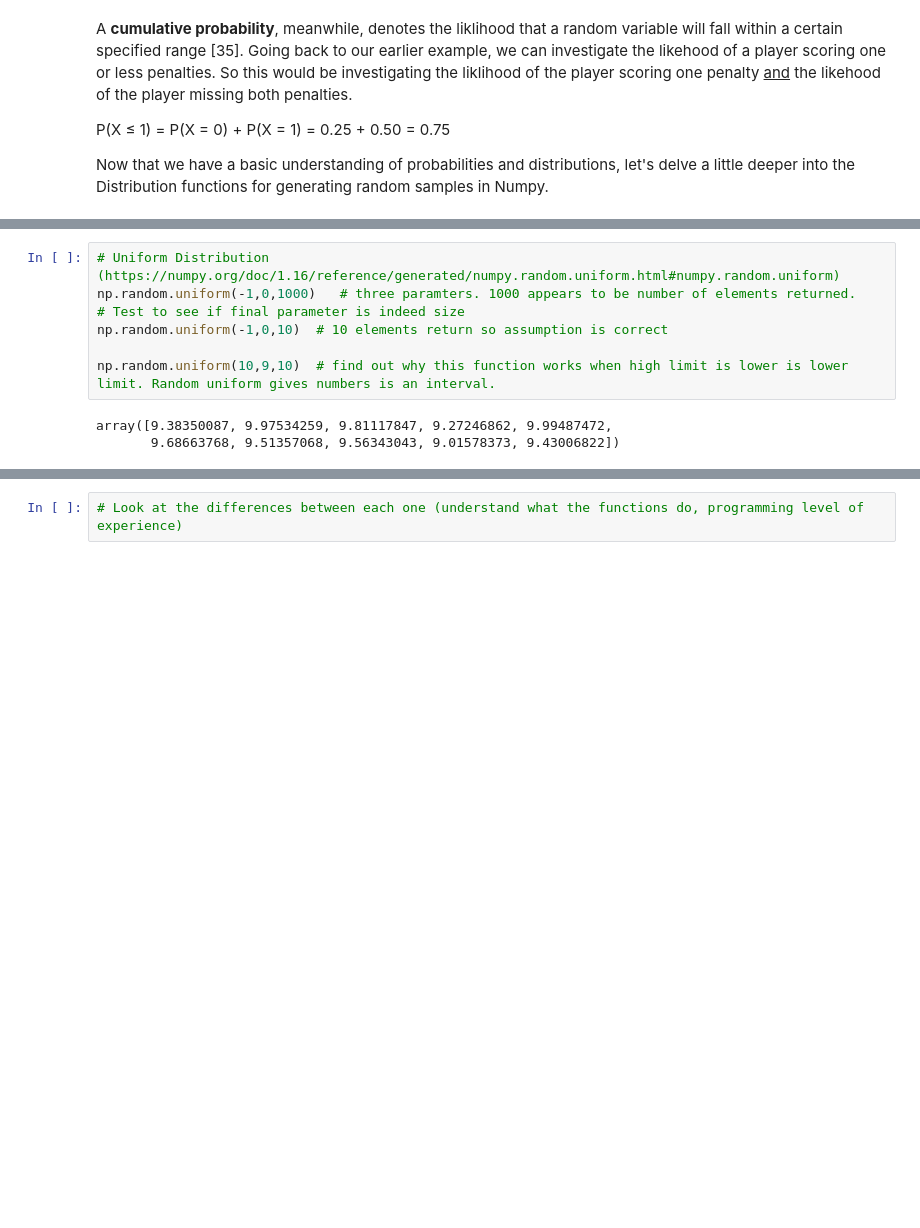
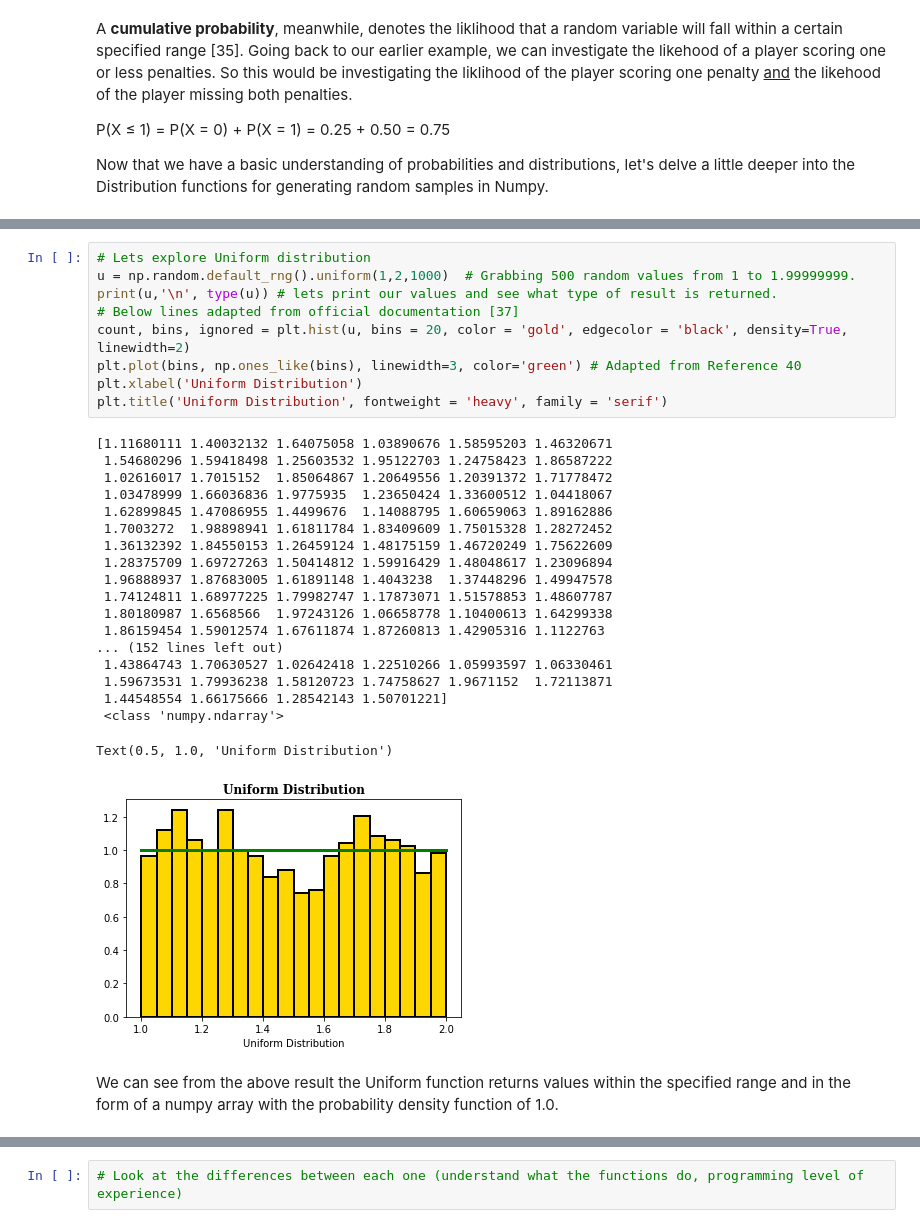
Before and after one commit to conor-mccaffrey/numpy_random, a Jupyter notebook: numpy_random.ipynb, the cells around one changed output, grey strips where cells are left out. Drawn from its saved outputs; the diff is of its cells as text; blank space fills up the shorter version.

Commit message:
finished unform distribution

```diff
--- a/numpy_random.ipynb
+++ b/numpy_random.ipynb
@@ -402,10 +405,31 @@ Now that we have a basic understanding of probabilities and distributions, let's
-# %%
-# Uniform Distribution (https://numpy.org/doc/1.16/reference/generated/numpy.random.uniform.html#numpy.random.uniform)
-np.random.uniform(-1,0,1000)   # three paramters. 1000 appears to be number of elements returned.
-# Test to see if final parameter is indeed size
-np.random.uniform(-1,0,10)  # 10 elements return so assumption is correct
-
-np.random.uniform(10,9,10)  # find out why this function works when high limit is lower is lower limit. Random uniform gives numbers is an interval.
-# %% [output]
-array([9.38350087, 9.97534259, 9.81117847, 9.27246862, 9.99487472,
-       9.68663768, 9.51357068, 9.56343043, 9.01578373, 9.43006822])
+# %%
+# Lets explore Uniform distribution
+u = np.random.default_rng().uniform(1,2,1000)  # Grabbing 500 random values from 1 to 1.99999999.
+print(u,'\n', type(u)) # lets print our values and see what type of result is returned.
+# Below lines adapted from official documentation [37]
+count, bins, ignored = plt.hist(u, bins = 20, color = 'gold', edgecolor = 'black', density=True, linewidth=2)
+plt.plot(bins, np.ones_like(bins), linewidth=3, color='green') # Adapted from Reference 40
+plt.xlabel('Uniform Distribution')
+plt.title('Uniform Distribution', fontweight = 'heavy', family = 'serif')
+# %% [output]
+[1.11680111 1.40032132 1.64075058 1.03890676 1.58595203 1.46320671
+ 1.54680296 1.59418498 1.25603532 1.95122703 1.24758423 1.86587222
+ 1.02616017 1.7015152  1.85064867 1.20649556 1.20391372 1.71778472
+ 1.03478999 1.66036836 1.9775935  1.23650424 1.33600512 1.04418067
+ 1.62899845 1.47086955 1.4499676  1.14088795 1.60659063 1.89162886
+ 1.7003272  1.98898941 1.61811784 1.83409609 1.75015328 1.28272452
+ 1.36132392 1.84550153 1.26459124 1.48175159 1.46720249 1.75622609
+ 1.28375709 1.69727263 1.50414812 1.59916429 1.48048617 1.23096894
+ 1.96888937 1.87683005 1.61891148 1.4043238  1.37448296 1.49947578
+ 1.74124811 1.68977225 1.79982747 1.17873071 1.51578853 1.48607787
+ 1.80180987 1.6568566  1.97243126 1.06658778 1.10400613 1.64299338
+ 1.86159454 1.59012574 1.67611874 1.87260813 1.42905316 1.1122763
+... (152 lines left out)
+ 1.43864743 1.70630527 1.02642418 1.22510266 1.05993597 1.06330461
+ 1.59673531 1.79936238 1.58120723 1.74758627 1.9671152  1.72113871
+ 1.44548554 1.66175666 1.28542143 1.50701221]
+ <class 'numpy.ndarray'>
+Text(0.5, 1.0, 'Uniform Distribution')
+[figure, added]
+# %% [markdown]
+We can see from the above result the Uniform function returns values within the specified range and in the form of a numpy array with the probability density function of 1.0.
```
Also changed, not shown: parts of 21 cells of this notebook, 3 other files.
